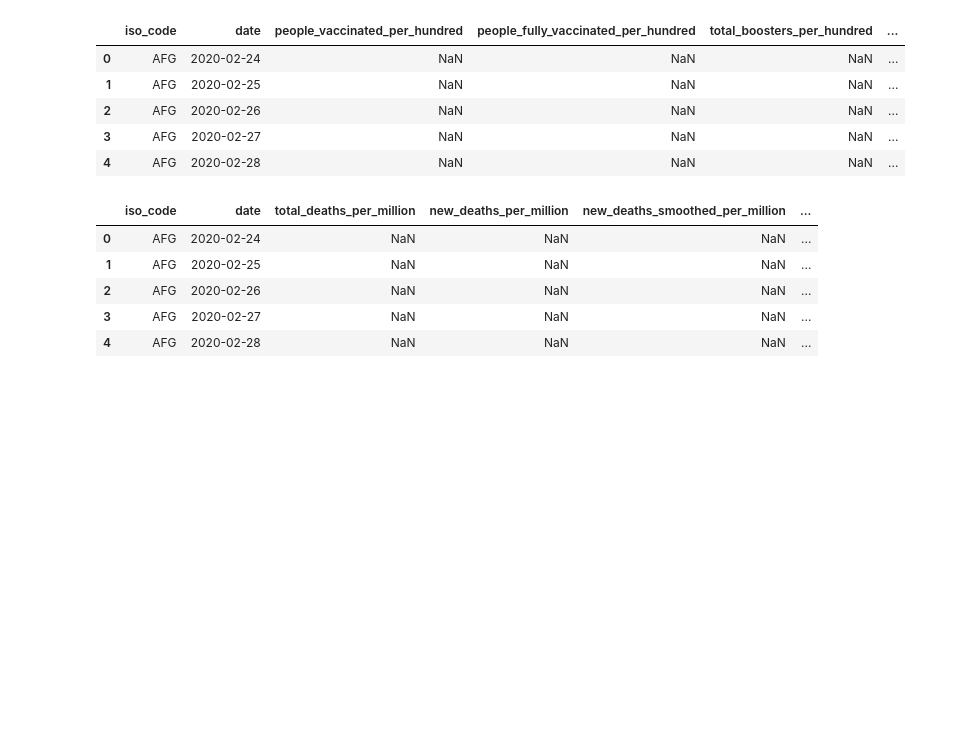
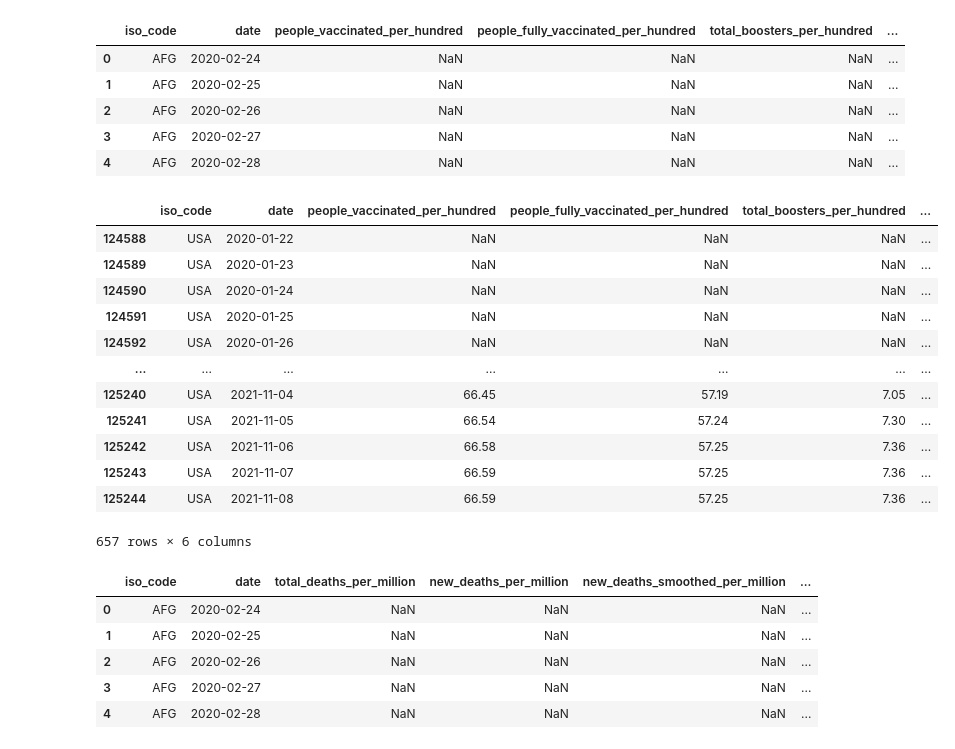
Before and after one commit to hehill/worldwide-vaccination, a Jupyter notebook: data.ipynb, the cells around one changed output. Saved outputs shown, nothing was run; the diff lists cells and outputs as text; code cells hidden in the pictures; blank space fills up the shorter version.

```diff
--- a/data.ipynb
+++ b/data.ipynb
@@ -57,6 +74,22 @@ vaccines.head()
 | 2 | AFG | 2020-02-26 | NaN | NaN | NaN | ... |
 | 3 | AFG | 2020-02-27 | NaN | NaN | NaN | ... |
 | 4 | AFG | 2020-02-28 | NaN | NaN | NaN | ... |
+# %%
+vaccines.loc[vaccines["iso_code"] == "USA"]
+# %% [output]
+|  | iso_code | date | people_vaccinated_per_hundred | people_fully_vaccinated_per_hundred | total_boosters_per_hundred | ... |
+| 124588 | USA | 2020-01-22 | NaN | NaN | NaN | ... |
+| 124589 | USA | 2020-01-23 | NaN | NaN | NaN | ... |
+| 124590 | USA | 2020-01-24 | NaN | NaN | NaN | ... |
+| 124591 | USA | 2020-01-25 | NaN | NaN | NaN | ... |
+| 124592 | USA | 2020-01-26 | NaN | NaN | NaN | ... |
+| ... | ... | ... | ... | ... | ... | ... |
+| 125240 | USA | 2021-11-04 | 66.45 | 57.19 | 7.05 | ... |
+| 125241 | USA | 2021-11-05 | 66.54 | 57.24 | 7.30 | ... |
+| 125242 | USA | 2021-11-06 | 66.58 | 57.25 | 7.36 | ... |
+| 125243 | USA | 2021-11-07 | 66.59 | 57.25 | 7.36 | ... |
+| 125244 | USA | 2021-11-08 | 66.59 | 57.25 | 7.36 | ... |
+657 rows × 6 columns
 # %%
 deaths = data_owid_df[["iso_code", "date", "total_deaths_per_million", "new_deaths_per_million", "new_deaths_smoothed_per_million", "excess_mortality_cumulative_per_million"]]
 deaths.head()
```
Also changed, not shown: parts of 6 cells of this notebook, 10 other files.
